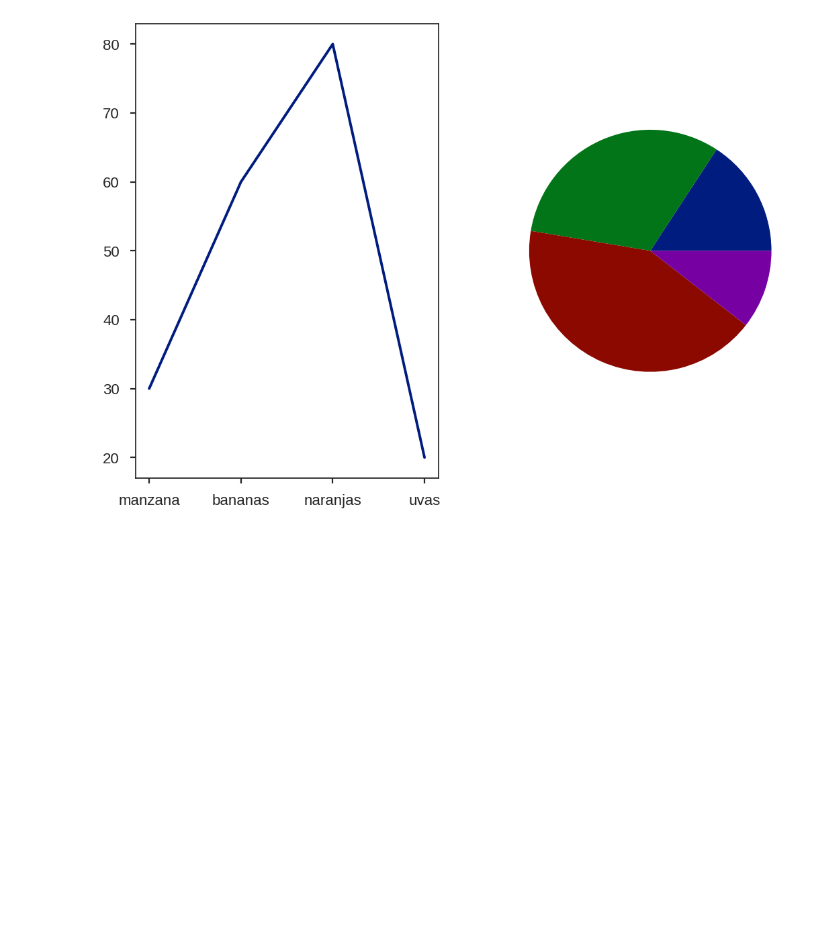
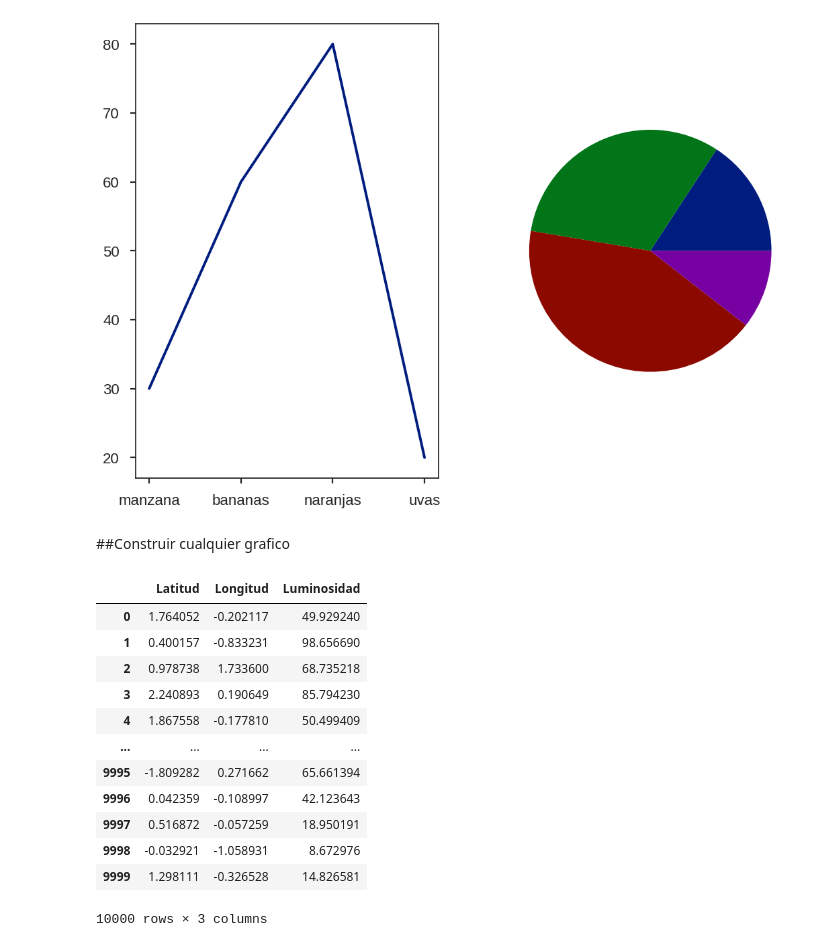
Before and after one commit to MyAppsTest/ciencia_datos_udemy_fg, a Jupyter notebook: Matplotlib.ipynb, the cells around one changed output. Saved outputs shown, nothing was run; the diff lists cells and outputs as text; code cells hidden in the pictures; blank space fills up the shorter version.

```diff
--- a/Matplotlib.ipynb
+++ b/Matplotlib.ipynb
@@ -193,3 +193,5 @@ ax1.plot( df['etiqueta'], df['cantidad'])
 ax2.pie(df['cantidad']);
 # %% [output]
 [figure]
+# %% [markdown]
+##Construir cualquier grafico
@@ -195,0 +207,16 @@ ax2.pie(df['cantidad']);
+# %%
+df
+# %% [output]
+|  | Latitud | Longitud | Luminosidad |
+| 0 | 1.764052 | -0.202117 | 49.929240 |
+| 1 | 0.400157 | -0.833231 | 98.656690 |
+| 2 | 0.978738 | 1.733600 | 68.735218 |
+| 3 | 2.240893 | 0.190649 | 85.794230 |
+| 4 | 1.867558 | -0.177810 | 50.499409 |
+| ... | ... | ... | ... |
+| 9995 | -1.809282 | 0.271662 | 65.661394 |
+| 9996 | 0.042359 | -0.108997 | 42.123643 |
+| 9997 | 0.516872 | -0.057259 | 18.950191 |
+| 9998 | -0.032921 | -1.058931 | 8.672976 |
+| 9999 | 1.298111 | -0.326528 | 14.826581 |
+10000 rows × 3 columns
```
Also changed, not shown: parts of 4 cells of this notebook.
